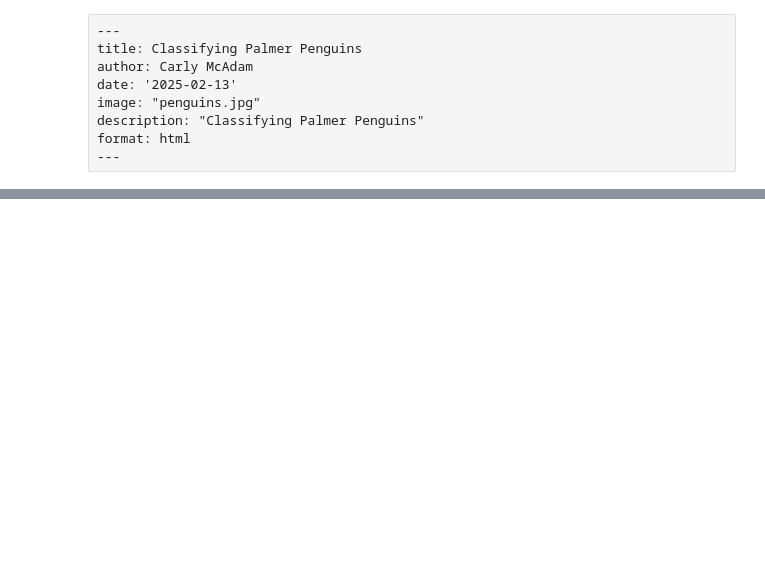
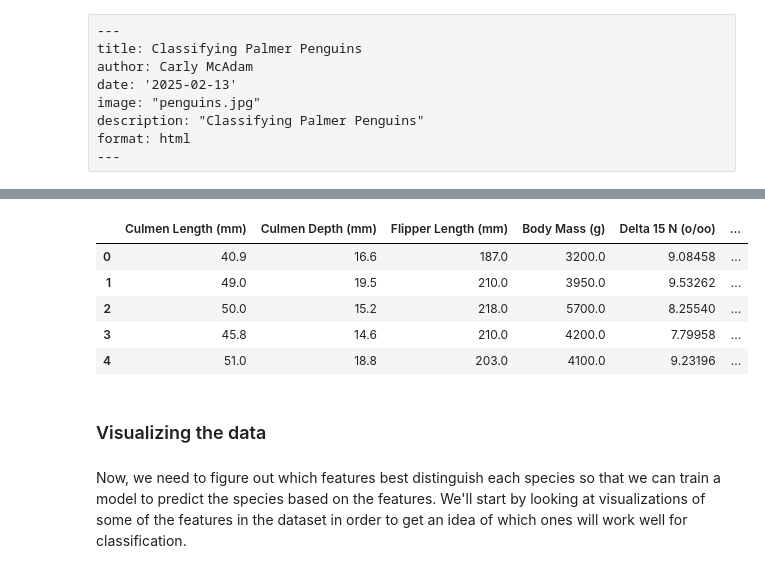
Before and after one commit to carlymcadam/carlymcadam.github.io, a Jupyter notebook: posts/palmer-penguins/index.ipynb, the cells around one changed output, grey strips where cells are left out. Drawn from its saved outputs; the diff is of its cells as text; code cells hidden in the pictures; blank space fills up the shorter version.

```diff
--- a/posts/palmer-penguins/index.ipynb
+++ b/posts/palmer-penguins/index.ipynb
@@ -232,0 +62,16 @@ This model was very accurate, and it only missclassified a single penguin, which
+# %%
+#| echo: false
+
+X_train.head()
+# %% [output]
+|  | Culmen Length (mm) | Culmen Depth (mm) | Flipper Length (mm) | Body Mass (g) | Delta 15 N (o/oo) | ... |
+| 0 | 40.9 | 16.6 | 187.0 | 3200.0 | 9.08458 | ... |
+| 1 | 49.0 | 19.5 | 210.0 | 3950.0 | 9.53262 | ... |
+| 2 | 50.0 | 15.2 | 218.0 | 5700.0 | 8.25540 | ... |
+| 3 | 45.8 | 14.6 | 210.0 | 4200.0 | 7.79958 | ... |
+| 4 | 51.0 | 18.8 | 203.0 | 4100.0 | 9.23196 | ... |
+# %% [markdown]
+### Visualizing the data
+# %% [markdown]
+Now, we need to figure out which features best distinguish each species so that we can train a model to predict the species based on the features.
+We'll start by looking at visualizations of some of the features in the dataset in order to get an idea of which ones will work well for classification.
```
Also changed, not shown: parts of 57 cells of this notebook, 9 other files.
